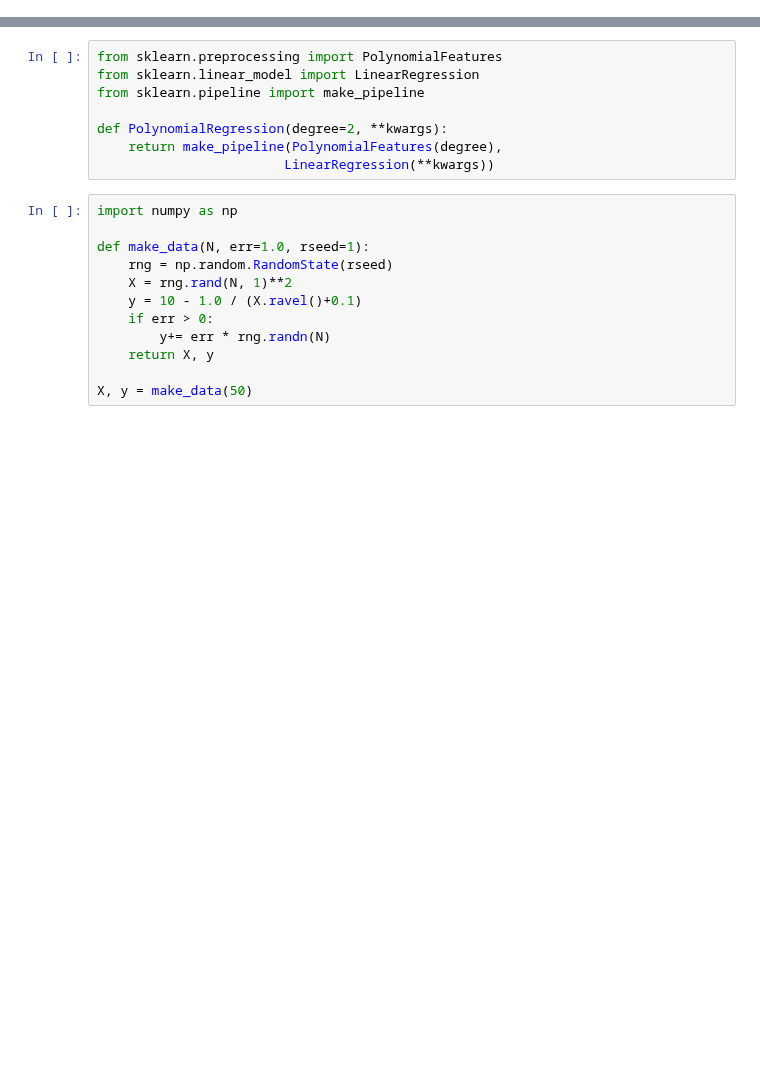
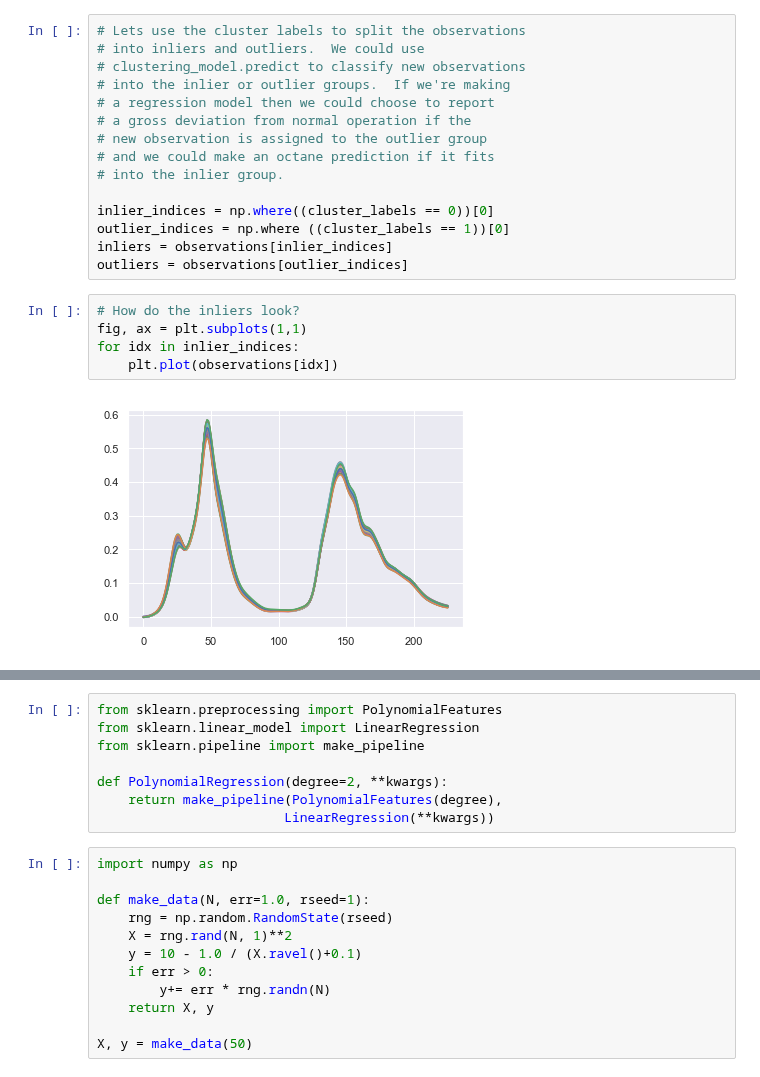
Before and after one commit to core-skills/06-multivariate-analysis, a Jupyter notebook: notebooks/week4_pm1.ipynb, the cells around one changed output, grey strips where cells are left out. Saved outputs shown, nothing was run; the diff lists cells and outputs as text; blank space fills up the shorter version.

```diff
--- a/notebooks/week4_pm1.ipynb
+++ b/notebooks/week4_pm1.ipynb
@@ -50,0 +111,22 @@ This is something you can fully implement with what you already know.  First fin
+# %%
+# Lets use the cluster labels to split the observations
+# into inliers and outliers.  We could use
+# clustering_model.predict to classify new observations
+# into the inlier or outlier groups.  If we're making
+# a regression model then we could choose to report
+# a gross deviation from normal operation if the
+# new observation is assigned to the outlier group
+# and we could make an octane prediction if it fits
+# into the inlier group.
+
+inlier_indices = np.where((cluster_labels == 0))[0]
+outlier_indices = np.where ((cluster_labels == 1))[0]
+inliers = observations[inlier_indices]
+outliers = observations[outlier_indices]
+# %%
+# How do the inliers look?
+fig, ax = plt.subplots(1,1)
+for idx in inlier_indices:
+    plt.plot(observations[idx])
+# %% [output]
+[figure, added]
```
Also changed, not shown: parts of 28 cells of this notebook.
